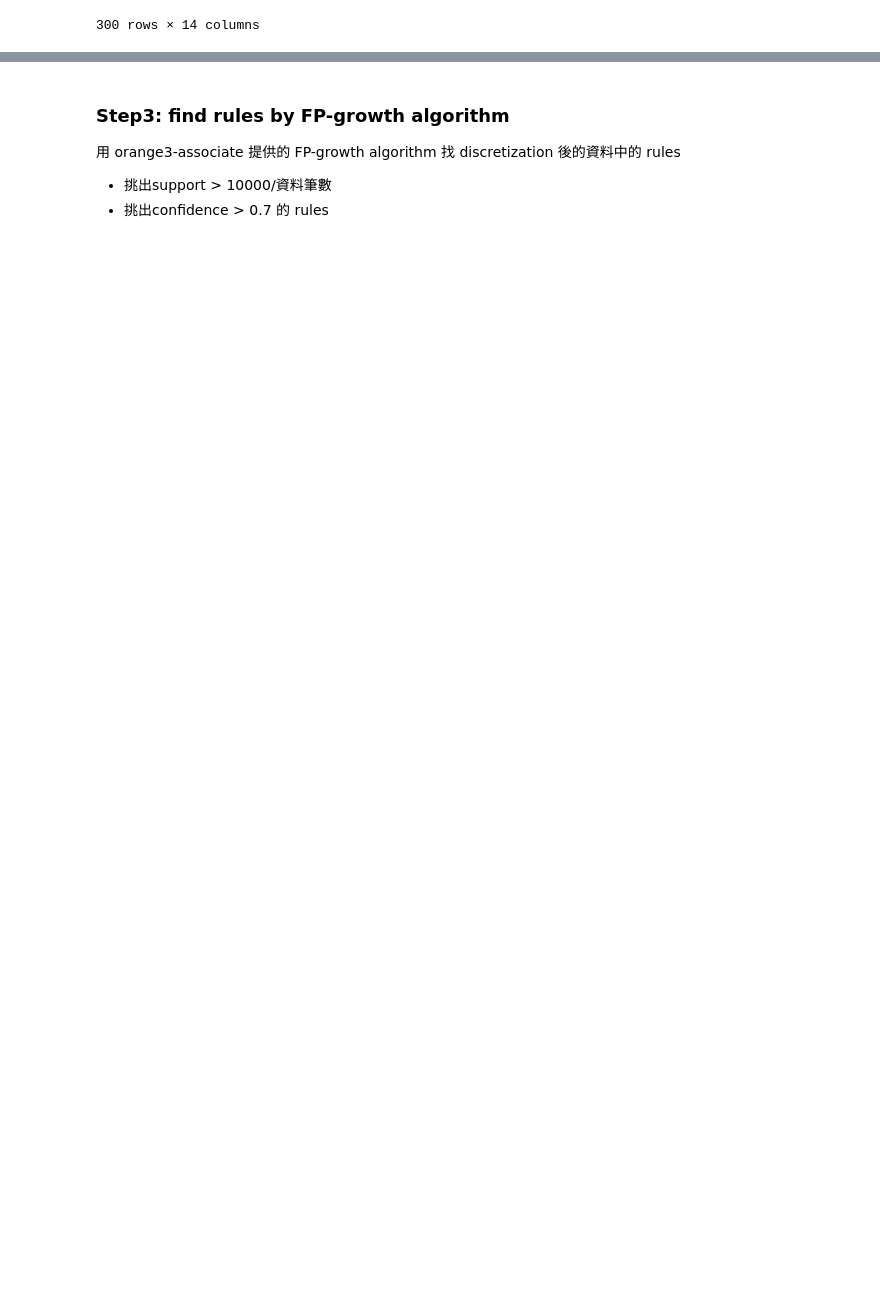
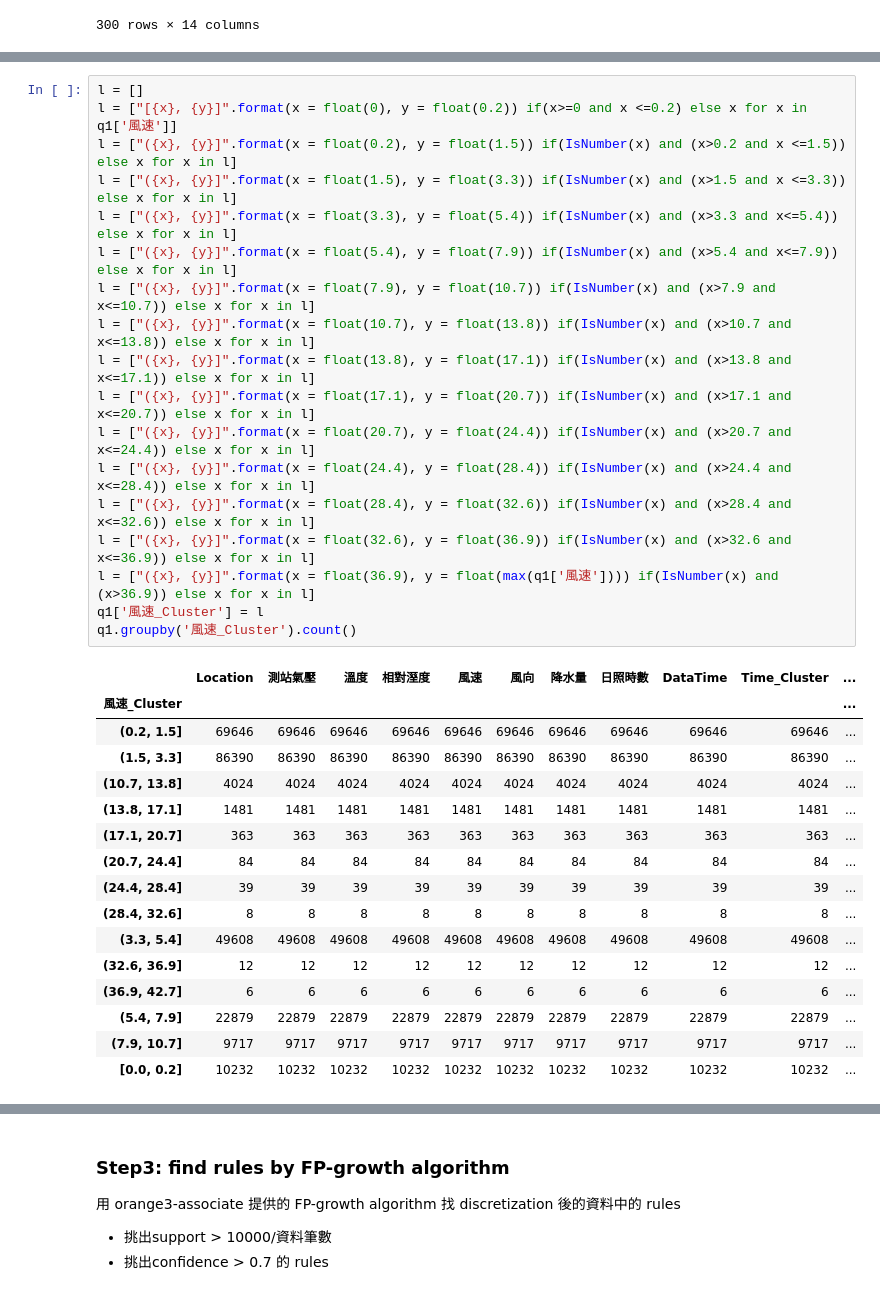
Before and after one commit to Coslate/DataMining_Lab2, a Jupyter notebook: DM106-2_Lab2_Weather.ipynb, the cells around one changed output, grey strips where cells are left out. Cells and saved outputs as stored; diff of their text form; blank space fills up the shorter version.

```diff
--- a/DM106-2_Lab2_Weather.ipynb
+++ b/DM106-2_Lab2_Weather.ipynb
@@ -325 +342,36 @@ q1.head(300)
+# %%
+l = []
+l = ["[{x}, {y}]".format(x = float(0), y = float(0.2)) if(x>=0 and x <=0.2) else x for x in q1['風速']]
+l = ["({x}, {y}]".format(x = float(0.2), y = float(1.5)) if(IsNumber(x) and (x>0.2 and x <=1.5)) else x for x in l]
+l = ["({x}, {y}]".format(x = float(1.5), y = float(3.3)) if(IsNumber(x) and (x>1.5 and x <=3.3)) else x for x in l]
+l = ["({x}, {y}]".format(x = float(3.3), y = float(5.4)) if(IsNumber(x) and (x>3.3 and x<=5.4)) else x for x in l]
+l = ["({x}, {y}]".format(x = float(5.4), y = float(7.9)) if(IsNumber(x) and (x>5.4 and x<=7.9)) else x for x in l]
+l = ["({x}, {y}]".format(x = float(7.9), y = float(10.7)) if(IsNumber(x) and (x>7.9 and x<=10.7)) else x for x in l]
+l = ["({x}, {y}]".format(x = float(10.7), y = float(13.8)) if(IsNumber(x) and (x>10.7 and x<=13.8)) else x for x in l]
+l = ["({x}, {y}]".format(x = float(13.8), y = float(17.1)) if(IsNumber(x) and (x>13.8 and x<=17.1)) else x for x in l]
+l = ["({x}, {y}]".format(x = float(17.1), y = float(20.7)) if(IsNumber(x) and (x>17.1 and x<=20.7)) else x for x in l]
+l = ["({x}, {y}]".format(x = float(20.7), y = float(24.4)) if(IsNumber(x) and (x>20.7 and x<=24.4)) else x for x in l]
+l = ["({x}, {y}]".format(x = float(24.4), y = float(28.4)) if(IsNumber(x) and (x>24.4 and x<=28.4)) else x for x in l]
+l = ["({x}, {y}]".format(x = float(28.4), y = float(32.6)) if(IsNumber(x) and (x>28.4 and x<=32.6)) else x for x in l]
+l = ["({x}, {y}]".format(x = float(32.6), y = float(36.9)) if(IsNumber(x) and (x>32.6 and x<=36.9)) else x for x in l]
+l = ["({x}, {y}]".format(x = float(36.9), y = float(max(q1['風速']))) if(IsNumber(x) and (x>36.9)) else x for x in l]
+q1['風速_Cluster'] = l
+q1.groupby('風速_Cluster').count()
+# %% [output]
+|  | Location | 測站氣壓 | 溫度 | 相對溼度 | 風速 | 風向 | 降水量 | 日照時數 | DataTime | Time_Cluster | ... |
+| 風速_Cluster |  |  |  |  |  |  |  |  |  |  | ... |
+| (0.2, 1.5] | 69646 | 69646 | 69646 | 69646 | 69646 | 69646 | 69646 | 69646 | 69646 | 69646 | ... |
+| (1.5, 3.3] | 86390 | 86390 | 86390 | 86390 | 86390 | 86390 | 86390 | 86390 | 86390 | 86390 | ... |
+| (10.7, 13.8] | 4024 | 4024 | 4024 | 4024 | 4024 | 4024 | 4024 | 4024 | 4024 | 4024 | ... |
+| (13.8, 17.1] | 1481 | 1481 | 1481 | 1481 | 1481 | 1481 | 1481 | 1481 | 1481 | 1481 | ... |
+| (17.1, 20.7] | 363 | 363 | 363 | 363 | 363 | 363 | 363 | 363 | 363 | 363 | ... |
+| (20.7, 24.4] | 84 | 84 | 84 | 84 | 84 | 84 | 84 | 84 | 84 | 84 | ... |
+| (24.4, 28.4] | 39 | 39 | 39 | 39 | 39 | 39 | 39 | 39 | 39 | 39 | ... |
+| (28.4, 32.6] | 8 | 8 | 8 | 8 | 8 | 8 | 8 | 8 | 8 | 8 | ... |
+| (3.3, 5.4] | 49608 | 49608 | 49608 | 49608 | 49608 | 49608 | 49608 | 49608 | 49608 | 49608 | ... |
+| (32.6, 36.9] | 12 | 12 | 12 | 12 | 12 | 12 | 12 | 12 | 12 | 12 | ... |
+| (36.9, 42.7] | 6 | 6 | 6 | 6 | 6 | 6 | 6 | 6 | 6 | 6 | ... |
+| (5.4, 7.9] | 22879 | 22879 | 22879 | 22879 | 22879 | 22879 | 22879 | 22879 | 22879 | 22879 | ... |
+| (7.9, 10.7] | 9717 | 9717 | 9717 | 9717 | 9717 | 9717 | 9717 | 9717 | 9717 | 9717 | ... |
+| [0.0, 0.2] | 10232 | 10232 | 10232 | 10232 | 10232 | 10232 | 10232 | 10232 | 10232 | 10232 | ... |
 # %% [markdown]
```
Also changed, not shown: parts of 12 cells of this notebook.
